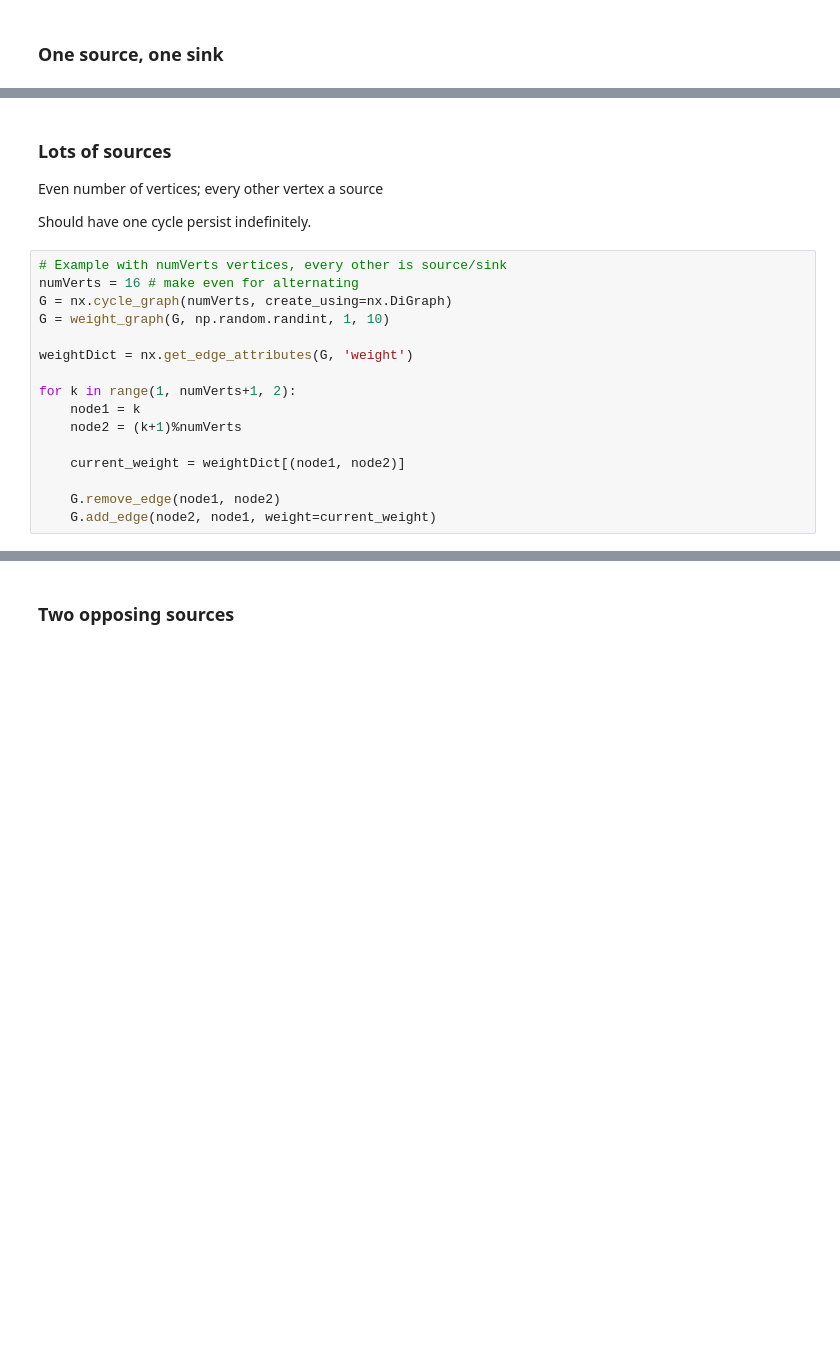
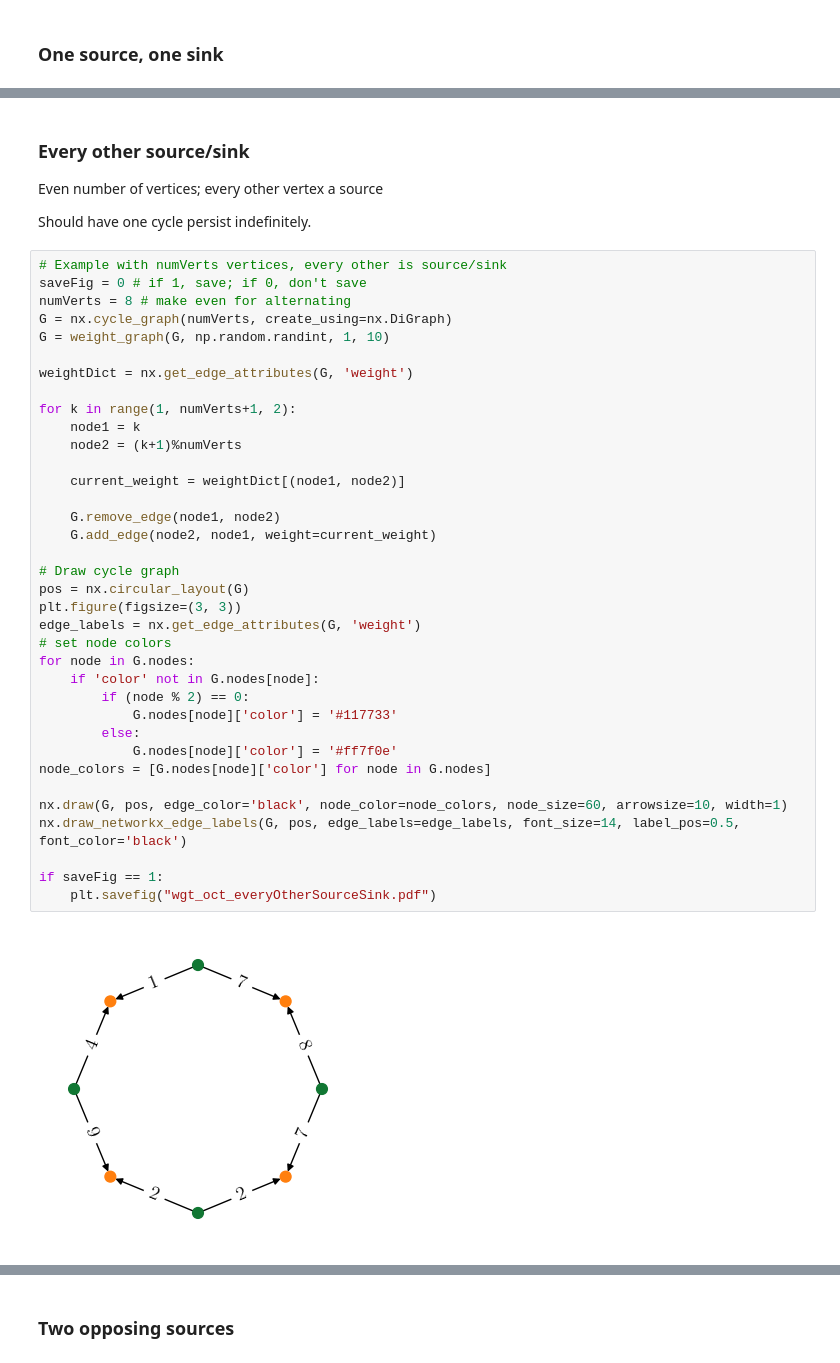
Before and after one commit to bdjones13/MRC2024, a Jupyter notebook: cycleExperiments.ipynb, the cells around one changed output, grey strips where cells are left out. Cells and saved outputs as stored; diff of their text form; blank space fills up the shorter version.

Commit message:
Updated figs for every other source and two source

```diff
--- a/cycleExperiments.ipynb
+++ b/cycleExperiments.ipynb
@@ -681,20 +681,42 @@ if saveFig == 1:
 # %% [markdown]
-### Lots of sources
+### Every other source/sink
 <p>Even number of vertices; every other vertex a source</p>
 <p>Should have one cycle persist indefinitely.</p>
 # %%
 # Example with numVerts vertices, every other is source/sink
-numVerts = 16 # make even for alternating
+saveFig = 0 # if 1, save; if 0, don't save
+numVerts = 8 # make even for alternating
 G = nx.cycle_graph(numVerts, create_using=nx.DiGraph)
 G = weight_graph(G, np.random.randint, 1, 10)
 
 weightDict = nx.get_edge_attributes(G, 'weight')
 
 for k in range(1, numVerts+1, 2):
     node1 = k
     node2 = (k+1)%numVerts
 
     current_weight = weightDict[(node1, node2)]
 
     G.remove_edge(node1, node2)
     G.add_edge(node2, node1, weight=current_weight)
+
+# Draw cycle graph
+pos = nx.circular_layout(G)
+plt.figure(figsize=(3, 3))
+edge_labels = nx.get_edge_attributes(G, 'weight')
+# set node colors
+for node in G.nodes:
+    if 'color' not in G.nodes[node]:
+        if (node % 2) == 0:
+            G.nodes[node]['color'] = '#117733'
+        else:
+            G.nodes[node]['color'] = '#ff7f0e'
+node_colors = [G.nodes[node]['color'] for node in G.nodes]
+
+nx.draw(G, pos, edge_color='black', node_color=node_colors, node_size=60, arrowsize=10, width=1)
+nx.draw_networkx_edge_labels(G, pos, edge_labels=edge_labels, font_size=14, label_pos=0.5, font_color='black')
+
+if saveFig == 1:
+    plt.savefig("wgt_oct_everyOtherSourceSink.pdf")
+# %% [output]
+[figure, added]
```
Also changed, not shown: parts of 31 cells of this notebook.
